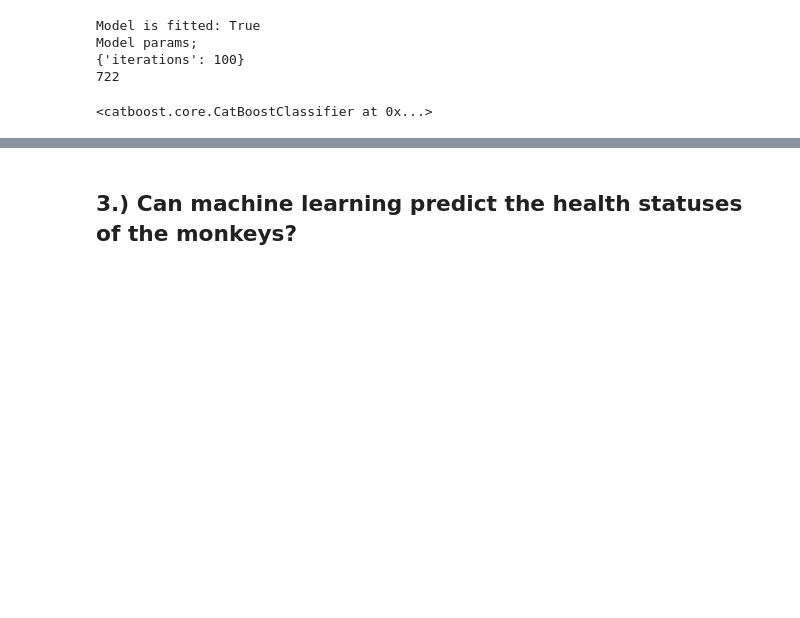
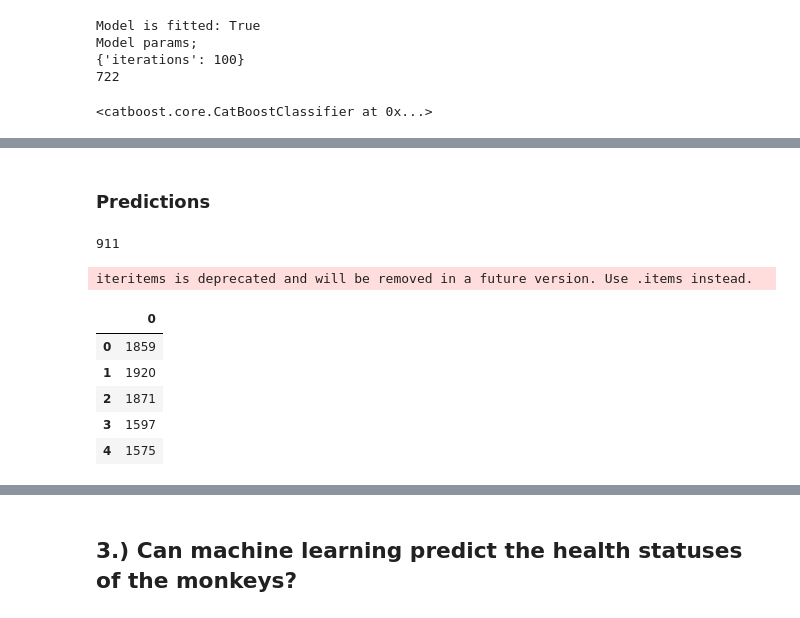
Before and after one commit to aidan-lew/monkey_health, a Jupyter notebook: monkeys_irrad_sept-2022.ipynb, the cells around one changed output, grey strips where cells are left out. Cells and saved outputs as stored; diff of their text form; code cells hidden in the pictures; blank space fills up the shorter version.

```diff
--- a/monkeys_irrad_sept-2022.ipynb
+++ b/monkeys_irrad_sept-2022.ipynb
@@ -672,0 +596,18 @@ ImportError: cannot import name 'CatBoostPruningCallback' from 'optuna.integrati
+# %% [markdown]
+### Predictions
+# %%
+a = model.predict(X_validation)
+print(len(a), #a
+     )
+a_df = pd.DataFrame(a)
+a_df.head()
+#911 is 20% of 4552 - the amoutn of samples used
+# %% [output]
+911
+iteritems is deprecated and will be removed in a future version. Use .items instead.
+|  | 0 |
+| 0 | 1859 |
+| 1 | 1920 |
+| 2 | 1871 |
+| 3 | 1597 |
+| 4 | 1575 |
```
Also changed, not shown: parts of 13 cells of this notebook.
